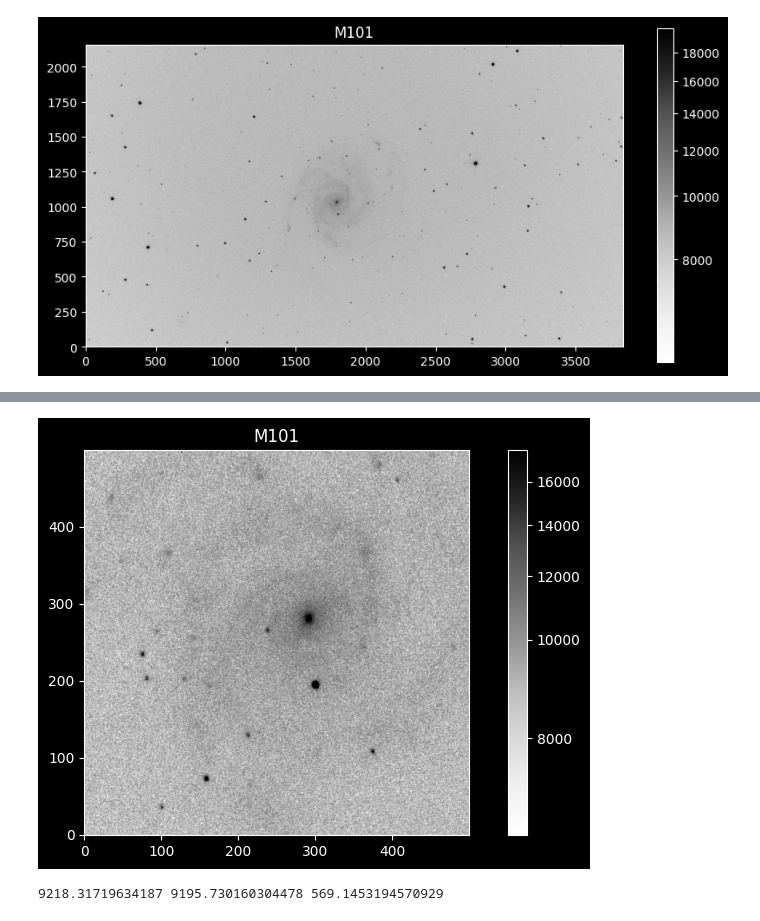
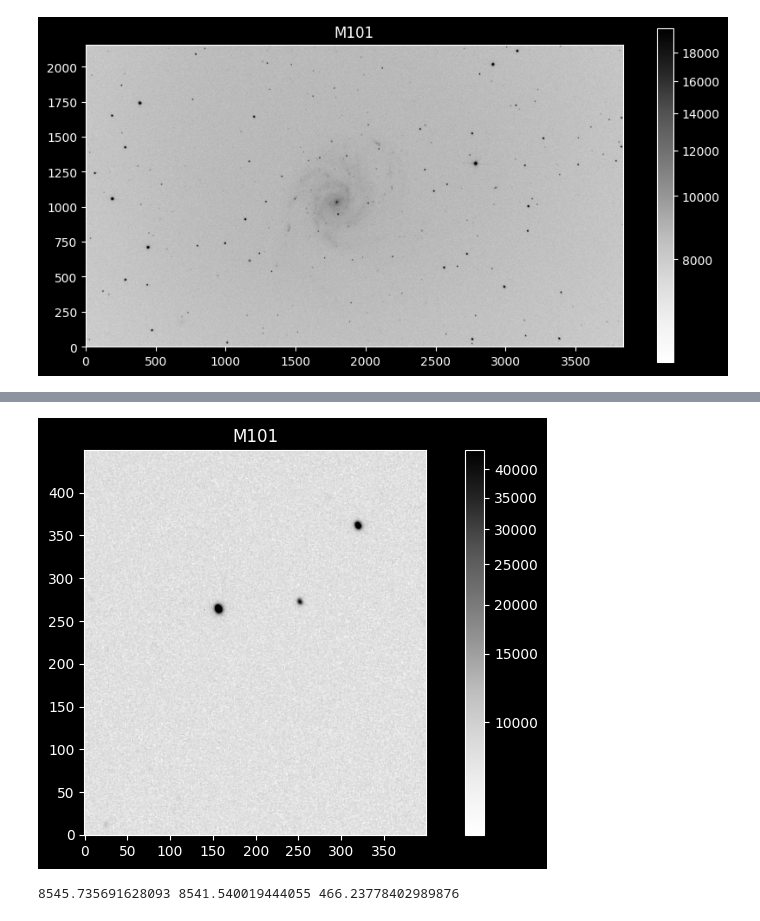
Before and after one commit to kybik0606/Digital-processing-of-astronomical-images-using-astronomical-libraries-for-Python, a Jupyter notebook: My-astro-project/notebooks/07-stars-detection.ipynb, the cells around one changed output, grey strips where cells are left out. Drawn from its saved outputs; the diff is of its cells as text; code cells hidden in the pictures.

```diff
--- a/My-astro-project/notebooks/07-stars-detection.ipynb
+++ b/My-astro-project/notebooks/07-stars-detection.ipynb
@@ -54,14 +36,14 @@ HISTORY Calibrated with a master bias
 # %%
-section1 = image_data[750:1250, 1500:2000]
+section1 = image_data[300:750, 2400:2800]
 
 norm = simple_norm(section1, stretch='sqrt', percent=99.9)
 plt.figure(figsize=(10, 5))
 plt.imshow(section1, cmap='Greys', norm=norm, origin='lower')
 plt.colorbar()
 plt.title('M101')
 plt.show()
 # %% [output]
-[figure, old version]
+[figure, new version]
 # %%
 from astropy.stats import sigma_clipped_stats
 
@@ -69,7 +51,7 @@ mean, median, std = sigma_clipped_stats(section1, sigma=3.0)
 
 print(mean, median, std)
 # %% [output]
-9218.31719634187 9195.730160304478 569.1453194570929
+8545.735691628093 8541.540019444055 466.23778402989876
 # %%
 from photutils.detection import DAOStarFinder
 
```
Also changed, not shown: parts of 8 cells of this notebook.
